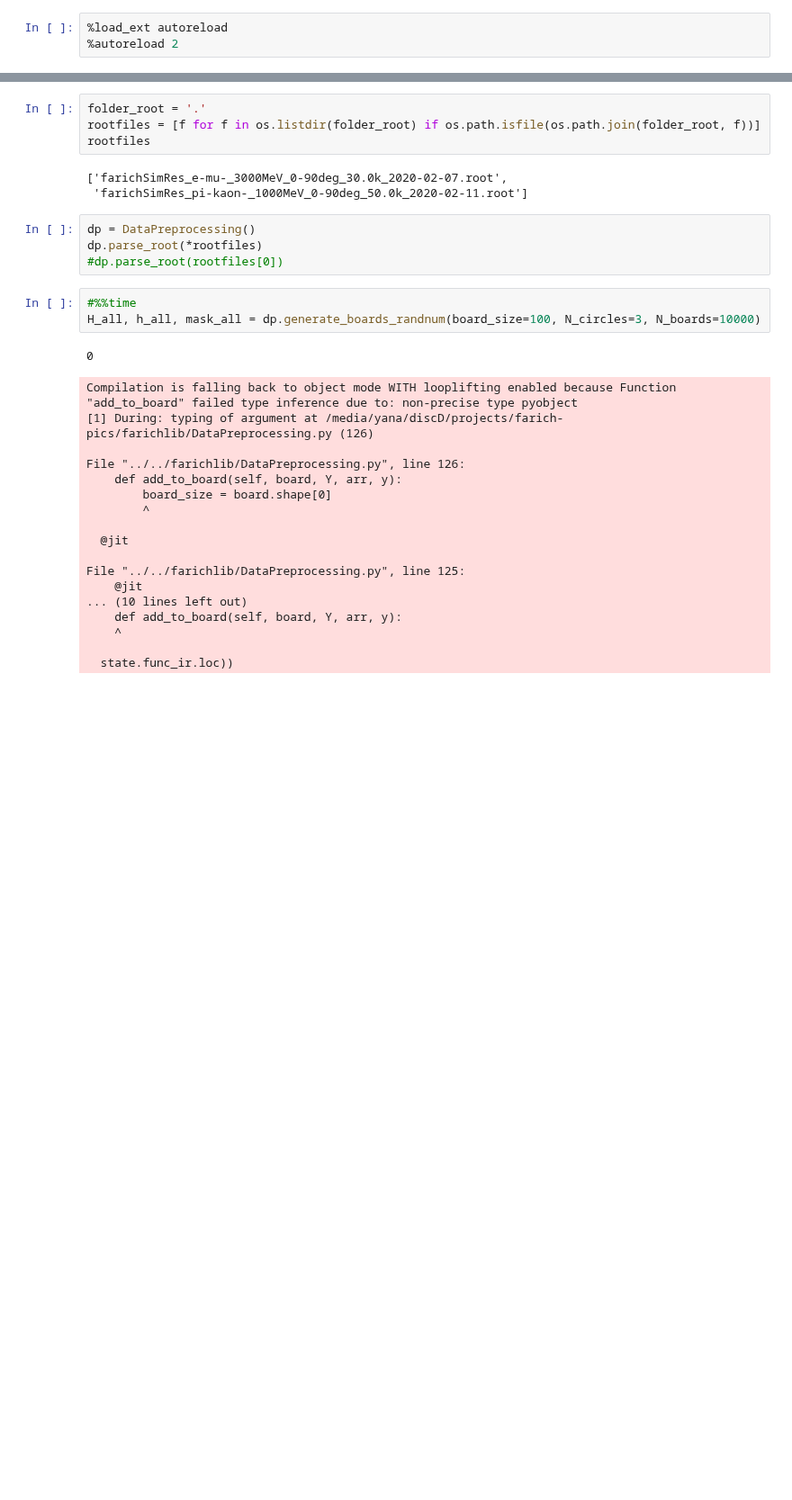
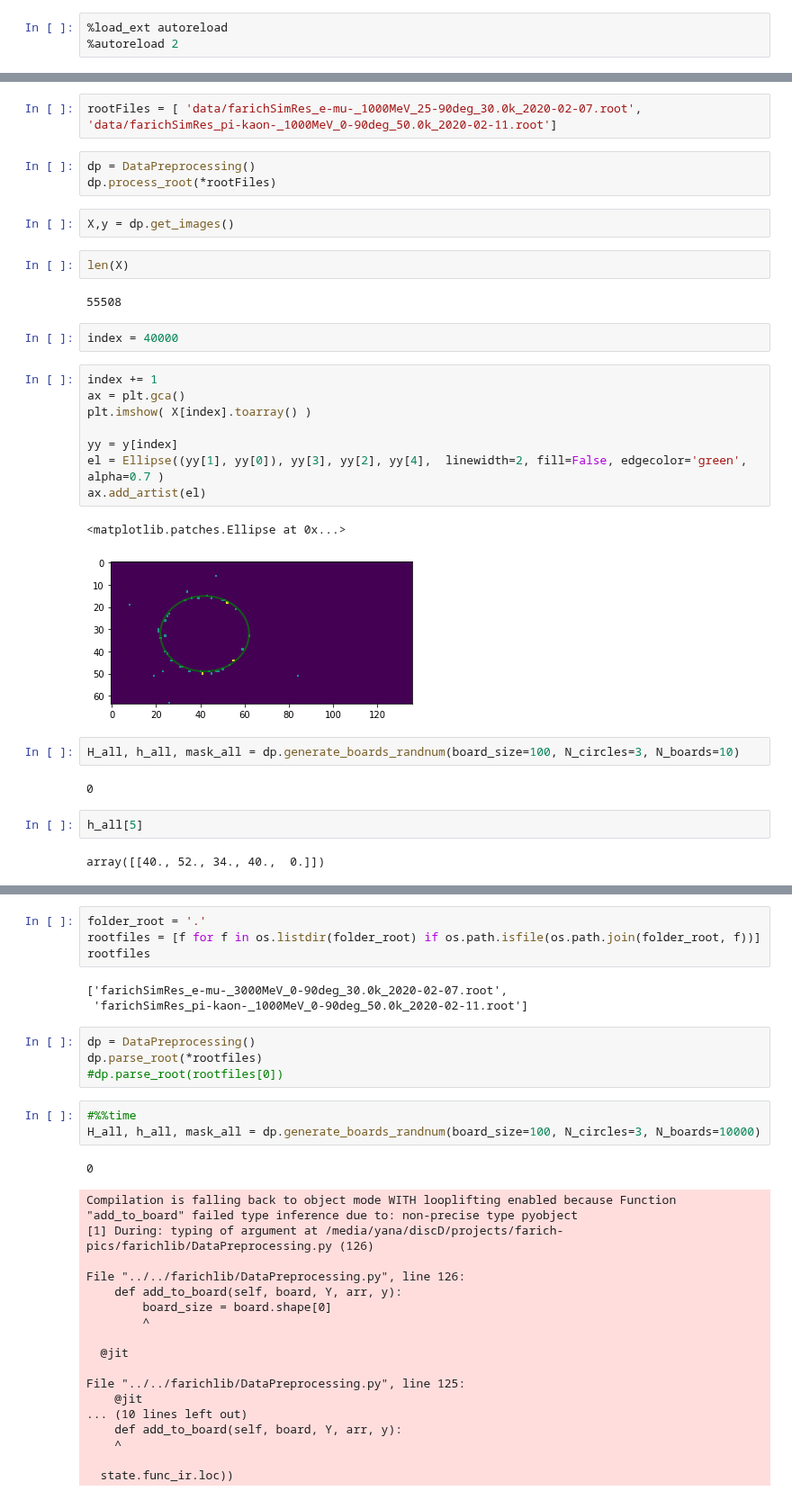
Before and after one commit to 82492749123082/farich-pics, a Jupyter notebook: notebooks/DatasetPreprocessing.ipynb, the cells around one changed output, grey strips where cells are left out. Shown at 90% size. Cells and saved outputs as stored; diff of their text form; blank space fills up the shorter version.

```diff
--- a/notebooks/DatasetPreprocessing.ipynb
+++ b/notebooks/DatasetPreprocessing.ipynb
@@ -19,0 +22,33 @@ import pickle
+# %%
+rootFiles = [ 'data/farichSimRes_e-mu-_1000MeV_25-90deg_30.0k_2020-02-07.root',
+'data/farichSimRes_pi-kaon-_1000MeV_0-90deg_50.0k_2020-02-11.root']
+# %%
+dp = DataPreprocessing()
+dp.process_root(*rootFiles)
+# %%
+X,y = dp.get_images()
+# %%
+len(X)
+# %% [output]
+55508
+# %%
+index = 40000
+# %%
+index += 1
+ax = plt.gca()
+plt.imshow( X[index].toarray() )
+
+yy = y[index]
+el = Ellipse((yy[1], yy[0]), yy[3], yy[2], yy[4],  linewidth=2, fill=False, edgecolor='green', alpha=0.7 )
+ax.add_artist(el)
+# %% [output]
+<matplotlib.patches.Ellipse at 0x...>
+[figure, added]
+# %%
+H_all, h_all, mask_all = dp.generate_boards_randnum(board_size=100, N_circles=3, N_boards=10)
+# %% [output]
+0
+# %%
+h_all[5]
+# %% [output]
+array([[40., 52., 34., 40.,  0.]])
```
Also changed, not shown: parts of 23 cells of this notebook, 4 other files.
